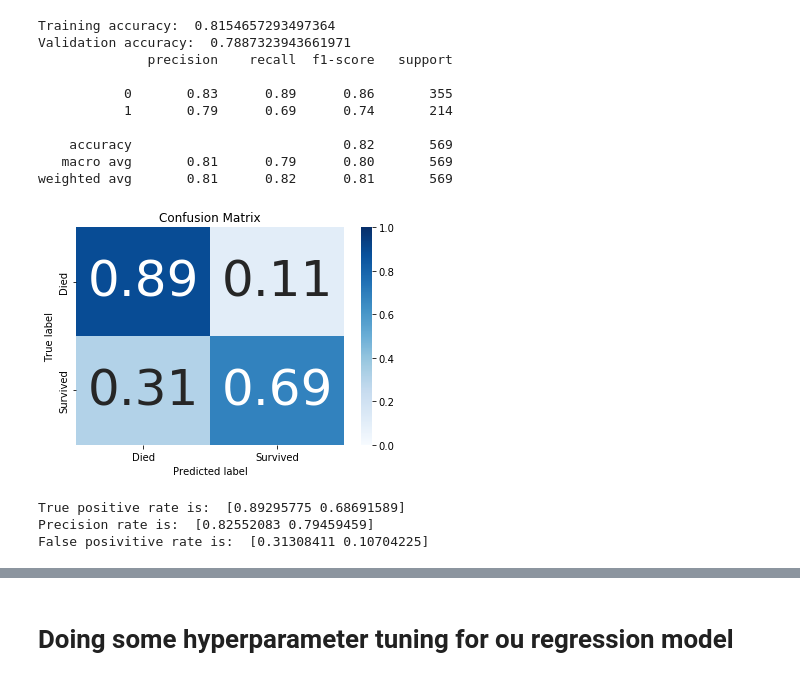
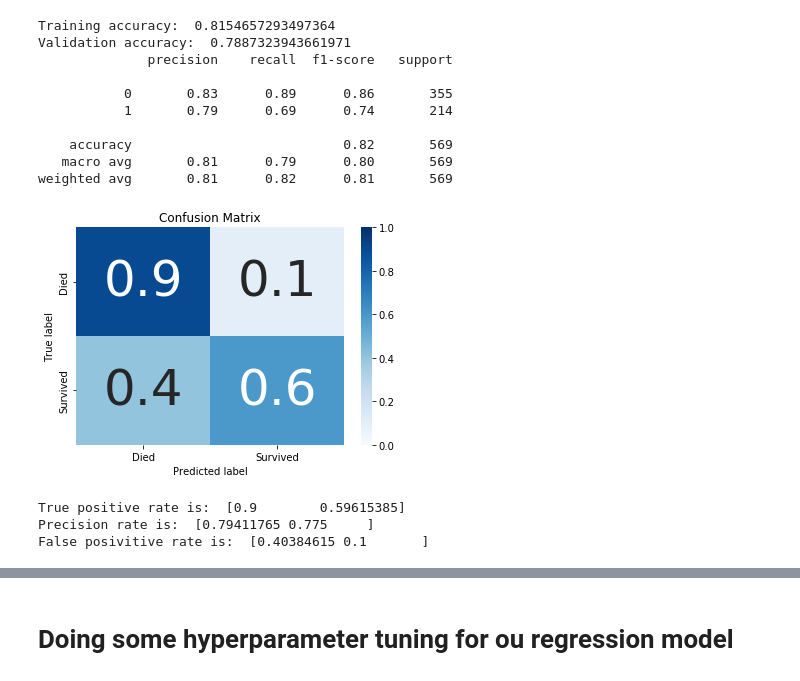
Before and after one commit to seitsorra/CPS803_Project, a Jupyter notebook: src/log_reg.ipynb, the cells around one changed output, grey strips where cells are left out. Cells and saved outputs as stored; diff of their text form; code cells hidden in the pictures.

```diff
--- a/src/log_reg.ipynb
+++ b/src/log_reg.ipynb
@@ -48,16 +48,16 @@ Validation accuracy:  0.7887323943661971
    macro avg       0.81      0.79      0.80       569
 weighted avg       0.81      0.82      0.81       569
 # %%
-cm = confusion_matrix(y_train, y_pred)
+cm = confusion_matrix(y_valid, y_pred_val)
 util.plot_confusion_matrix(cm)
 # %% [output]
-[figure, old version]
+[figure, new version]
 # %%
 util.print_model_metrics(cm)
 # %% [output]
-True positive rate is:  [0.89295775 0.68691589]
-Precision rate is:  [0.82552083 0.79459459]
-False posivitive rate is:  [0.31308411 0.10704225]
+True positive rate is:  [0.9        0.59615385]
+Precision rate is:  [0.79411765 0.775     ]
+False posivitive rate is:  [0.40384615 0.1       ]
 # %%
 # log loss on training
 print("Log loss on training: ", log_loss(y_train, Y_pred_prob))
```
Also changed, not shown: parts of 7 cells of this notebook, 3 other files.
